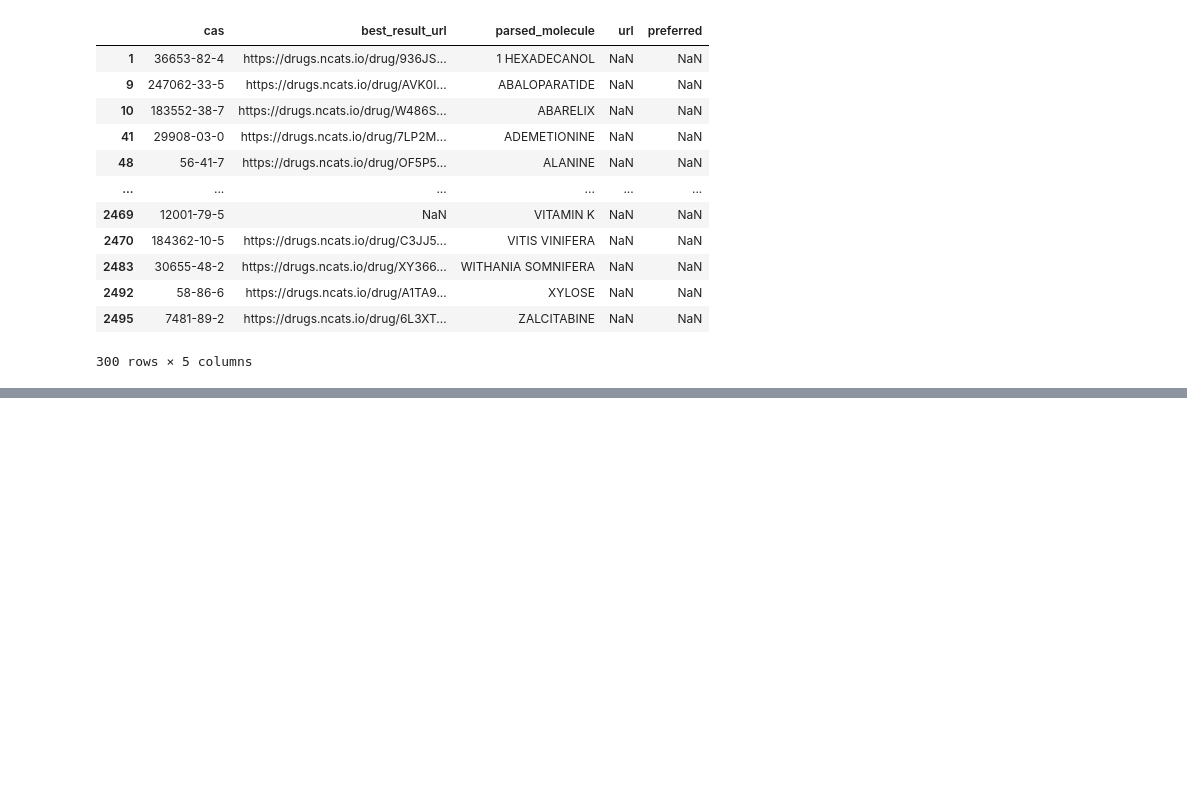
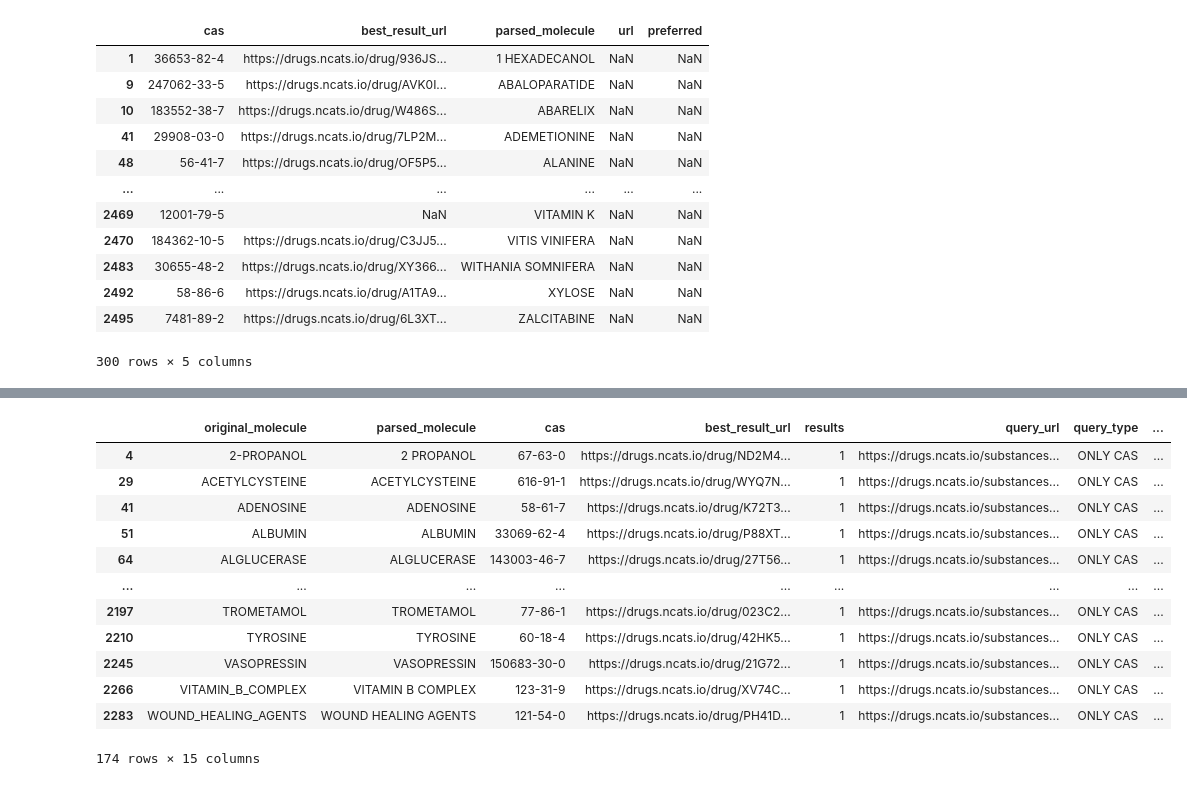
Before and after one commit to montajesaj1/RA-AJ-2024S, a Jupyter notebook: Inxight Scraper/margaret-check.ipynb, the cells around one changed output, grey strips where cells are left out. Cells and saved outputs as stored; diff of their text form; code cells hidden in the pictures; blank space fills up the shorter version.

```diff
--- a/Inxight Scraper/margaret-check.ipynb
+++ b/Inxight Scraper/margaret-check.ipynb
@@ -108,3 +115,6 @@ unmatched_cas[unmatched_cas['url'].isna()]
 | 2492 | 58-86-6 | https://drugs.ncats.io/drug/A1TA9... | XYLOSE | NaN | NaN |
 | 2495 | 7481-89-2 | https://drugs.ncats.io/drug/6L3XT... | ZALCITABINE | NaN | NaN |
 300 rows × 5 columns
+# %%
+margaret_duplicates = margaret[margaret.duplicated(subset=['cas'], keep=False)]
+inxight_duplicates = inxight[inxight.duplicated(subset=['cas'], keep=False)]
@@ -110,0 +138,17 @@ unmatched_cas[unmatched_cas['url'].isna()]
+# %%
+inxight_duplicates = inxight_duplicates.dropna(subset=['cas'])
+inxight_duplicates
+# %% [output]
+|  | original_molecule | parsed_molecule | cas | best_result_url | results | query_url | query_type | ... |
+| 4 | 2-PROPANOL | 2 PROPANOL | 67-63-0 | https://drugs.ncats.io/drug/ND2M4... | 1 | https://drugs.ncats.io/substances... | ONLY CAS | ... |
+| 29 | ACETYLCYSTEINE | ACETYLCYSTEINE | 616-91-1 | https://drugs.ncats.io/drug/WYQ7N... | 1 | https://drugs.ncats.io/substances... | ONLY CAS | ... |
+| 41 | ADENOSINE | ADENOSINE | 58-61-7 | https://drugs.ncats.io/drug/K72T3... | 1 | https://drugs.ncats.io/substances... | ONLY CAS | ... |
+| 51 | ALBUMIN | ALBUMIN | 33069-62-4 | https://drugs.ncats.io/drug/P88XT... | 1 | https://drugs.ncats.io/substances... | ONLY CAS | ... |
+| 64 | ALGLUCERASE | ALGLUCERASE | 143003-46-7 | https://drugs.ncats.io/drug/27T56... | 1 | https://drugs.ncats.io/substances... | ONLY CAS | ... |
+| ... | ... | ... | ... | ... | ... | ... | ... | ... |
+| 2197 | TROMETAMOL | TROMETAMOL | 77-86-1 | https://drugs.ncats.io/drug/023C2... | 1 | https://drugs.ncats.io/substances... | ONLY CAS | ... |
+| 2210 | TYROSINE | TYROSINE | 60-18-4 | https://drugs.ncats.io/drug/42HK5... | 1 | https://drugs.ncats.io/substances... | ONLY CAS | ... |
+| 2245 | VASOPRESSIN | VASOPRESSIN | 150683-30-0 | https://drugs.ncats.io/drug/21G72... | 1 | https://drugs.ncats.io/substances... | ONLY CAS | ... |
+| 2266 | VITAMIN_B_COMPLEX | VITAMIN B COMPLEX | 123-31-9 | https://drugs.ncats.io/drug/XV74C... | 1 | https://drugs.ncats.io/substances... | ONLY CAS | ... |
+| 2283 | WOUND_HEALING_AGENTS | WOUND HEALING AGENTS | 121-54-0 | https://drugs.ncats.io/drug/PH41D... | 1 | https://drugs.ncats.io/substances... | ONLY CAS | ... |
+174 rows × 15 columns
```
Also changed, not shown: parts of 13 cells of this notebook, 10 other files.
